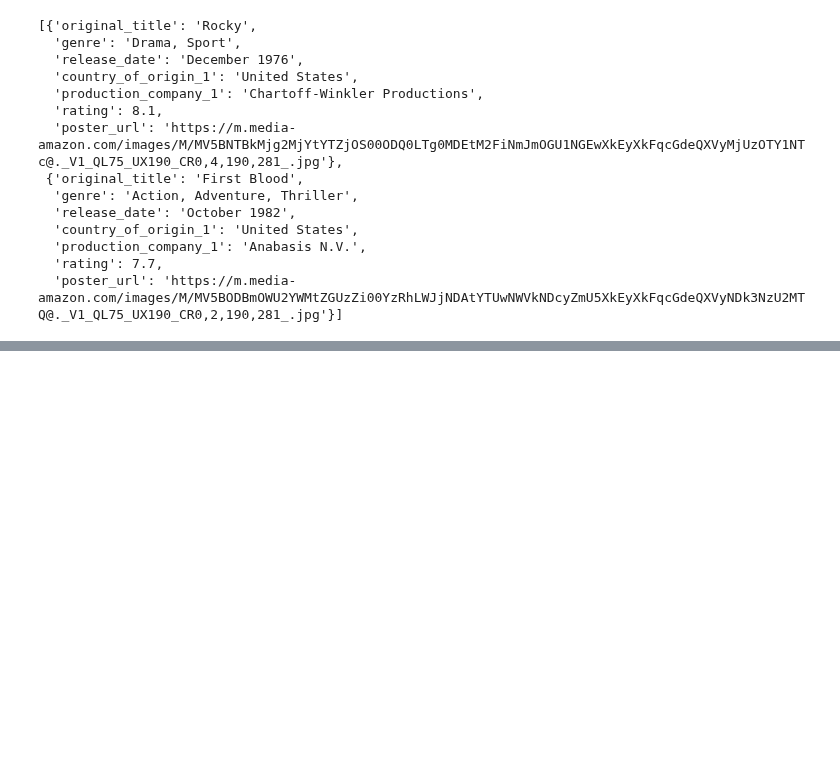
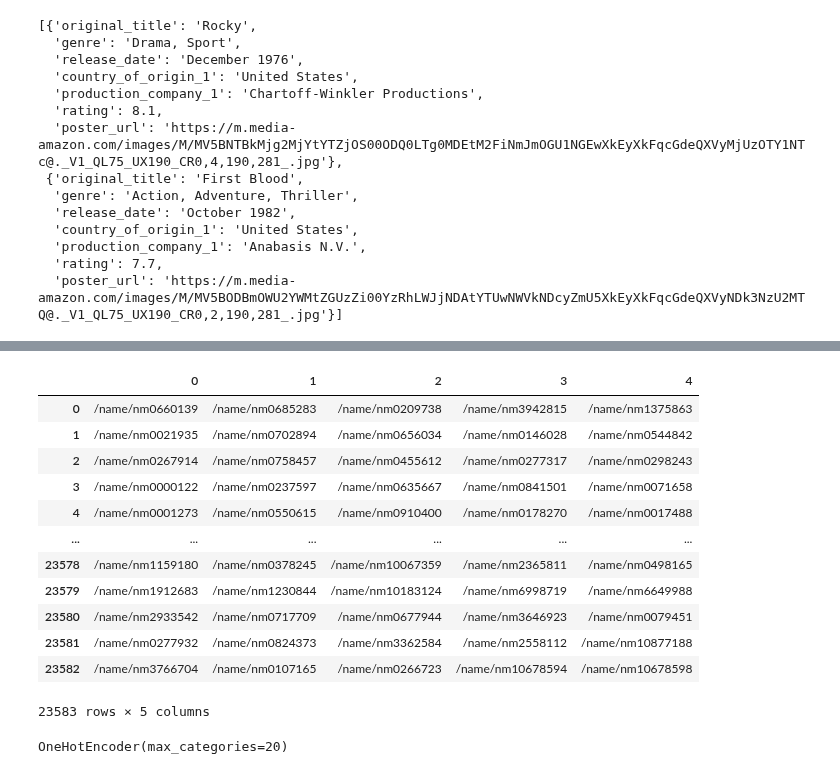
Before and after one commit to ilyamil/movie_recommender_system, a Jupyter notebook: notebooks/modeling.ipynb, the cells around one changed output, grey strips where cells are left out. Saved outputs shown, nothing was run; the diff lists cells and outputs as text; code cells hidden in the pictures; blank space fills up the shorter version.

```diff
--- a/notebooks/modeling.ipynb
+++ b/notebooks/modeling.ipynb
@@ -318,0 +362,23 @@ Wall time: 52.5 ms
+# %%
+top_n_actors = 5
+actors = [
+    (list(item.values()) + ['']*(top_n_actors - len(item)))[:top_n_actors]
+    for item in metadata['actors']
+]
+actors_df = pd.DataFrame.from_records(actors)
+# %%
+actors_df
+# %% [output]
+|  | 0 | 1 | 2 | 3 | 4 |
+| 0 | /name/nm0660139 | /name/nm0685283 | /name/nm0209738 | /name/nm3942815 | /name/nm1375863 |
+| 1 | /name/nm0021935 | /name/nm0702894 | /name/nm0656034 | /name/nm0146028 | /name/nm0544842 |
+| 2 | /name/nm0267914 | /name/nm0758457 | /name/nm0455612 | /name/nm0277317 | /name/nm0298243 |
+| 3 | /name/nm0000122 | /name/nm0237597 | /name/nm0635667 | /name/nm0841501 | /name/nm0071658 |
+| 4 | /name/nm0001273 | /name/nm0550615 | /name/nm0910400 | /name/nm0178270 | /name/nm0017488 |
+| ... | ... | ... | ... | ... | ... |
+| 23578 | /name/nm1159180 | /name/nm0378245 | /name/nm10067359 | /name/nm2365811 | /name/nm0498165 |
+| 23579 | /name/nm1912683 | /name/nm1230844 | /name/nm10183124 | /name/nm6998719 | /name/nm6649988 |
+| 23580 | /name/nm2933542 | /name/nm0717709 | /name/nm0677944 | /name/nm3646923 | /name/nm0079451 |
+| 23581 | /name/nm0277932 | /name/nm0824373 | /name/nm3362584 | /name/nm2558112 | /name/nm10877188 |
+| 23582 | /name/nm3766704 | /name/nm0107165 | /name/nm0266723 | /name/nm10678594 | /name/nm10678598 |
+23583 rows × 5 columns
@@ -318,0 +387,6 @@ Wall time: 52.5 ms
+# %%
+main_actors_categories = 20
+actor_encoder = OneHotEncoder(max_categories=main_actors_categories)
+actor_encoder.fit(actors_df[0].to_frame())
+# %% [output]
+OneHotEncoder(max_categories=20)
```
Also changed, not shown: parts of 26 cells of this notebook, 4 other files.
